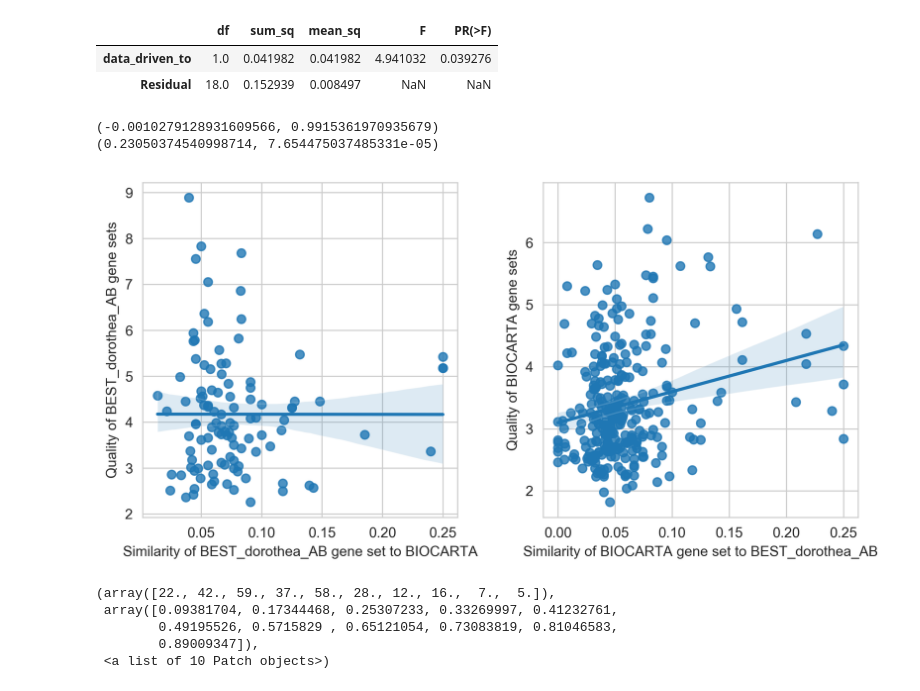
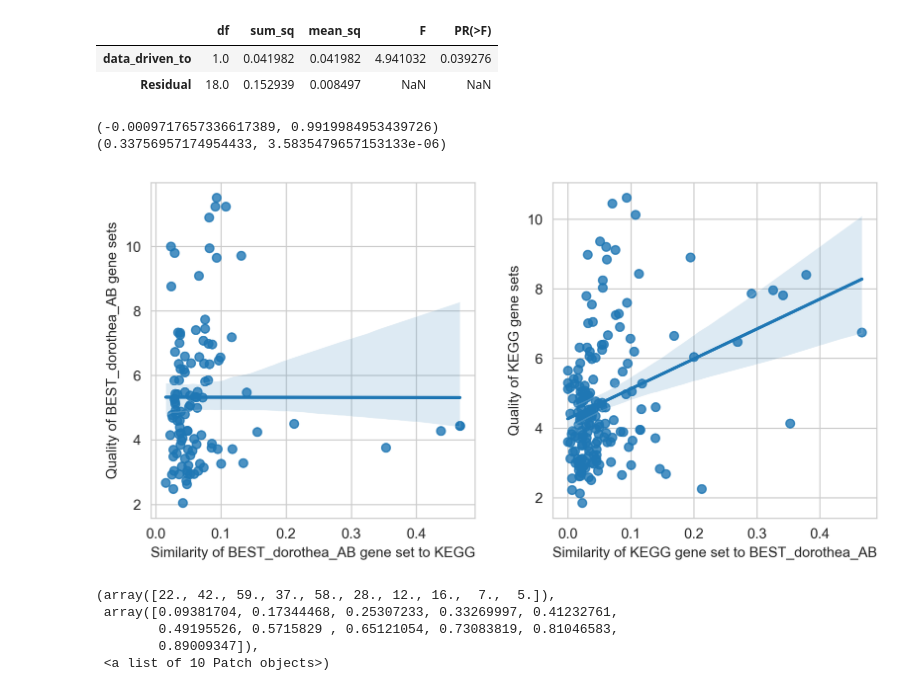
Before and after one commit to bence-szalai/why-pathway-methods-work, a Jupyter notebook: notebooks/quality_similarity_analysis.ipynb, the cells around one changed output. Saved outputs shown, nothing was run; the diff lists cells and outputs as text; code cells hidden in the pictures.

```diff
--- a/notebooks/quality_similarity_analysis.ipynb
+++ b/notebooks/quality_similarity_analysis.ipynb
@@ -232,11 +232,11 @@ sm.stats.anova_lm(model)
 | data_driven_to | 1.0 | 0.041982 | 0.041982 | 4.941032 | 0.039276 |
 | Residual | 18.0 | 0.152939 | 0.008497 | NaN | NaN |
 # %%
-a=plot_correaltions('BEST_dorothea_AB','BIOCARTA','_abs','_filtered','gdsc','jaccard')
+a=plot_correaltions('BEST_dorothea_AB','KEGG','_abs','_filtered','progeny','jaccard')
 # %% [output]
-(-0.0010279128931609566, 0.9915361970935679)
-(0.23050374540998714, 7.654475037485331e-05)
+(-0.0009717657336617389, 0.9919984953439726)
+(0.33756957174954433, 3.5835479657153133e-06)
-[figure, old version]
+[figure, new version]
 # %%
 temp1=pd.read_csv('../results/benchmark/z_scores/tcga/single/BIOCARTA_filtered.csv',sep=',',header=0,index_col=0)
 # %%
```
Also changed, not shown: parts of 2 cells of this notebook, 3 other files.
